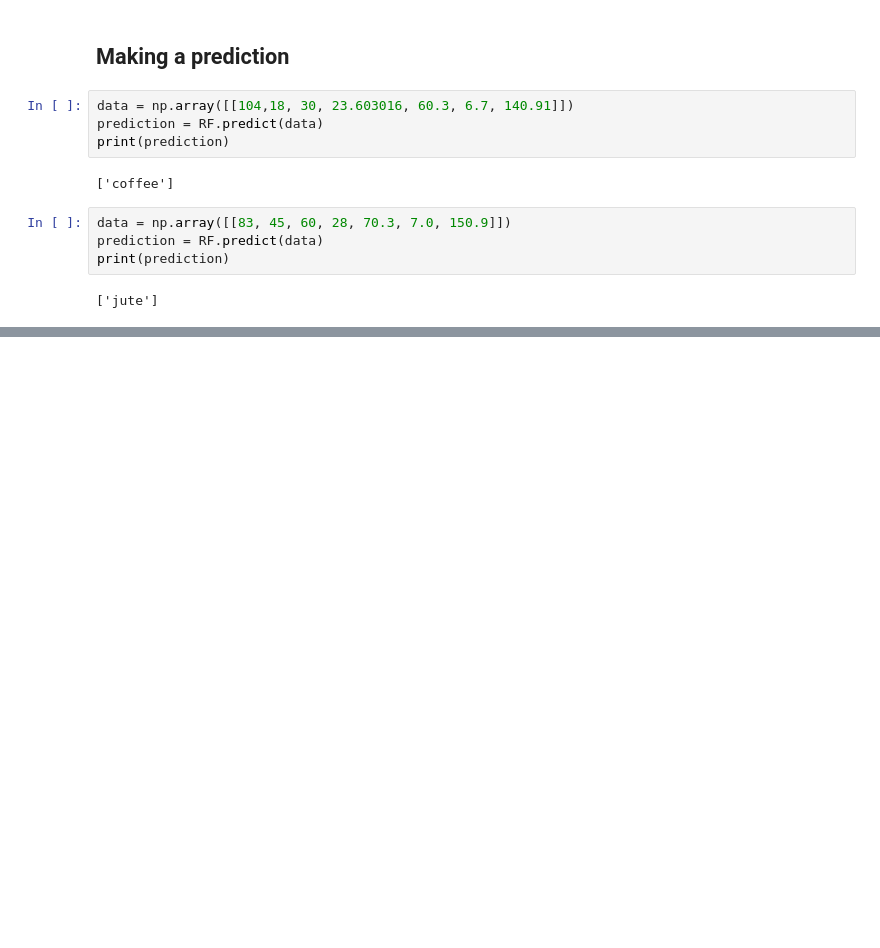
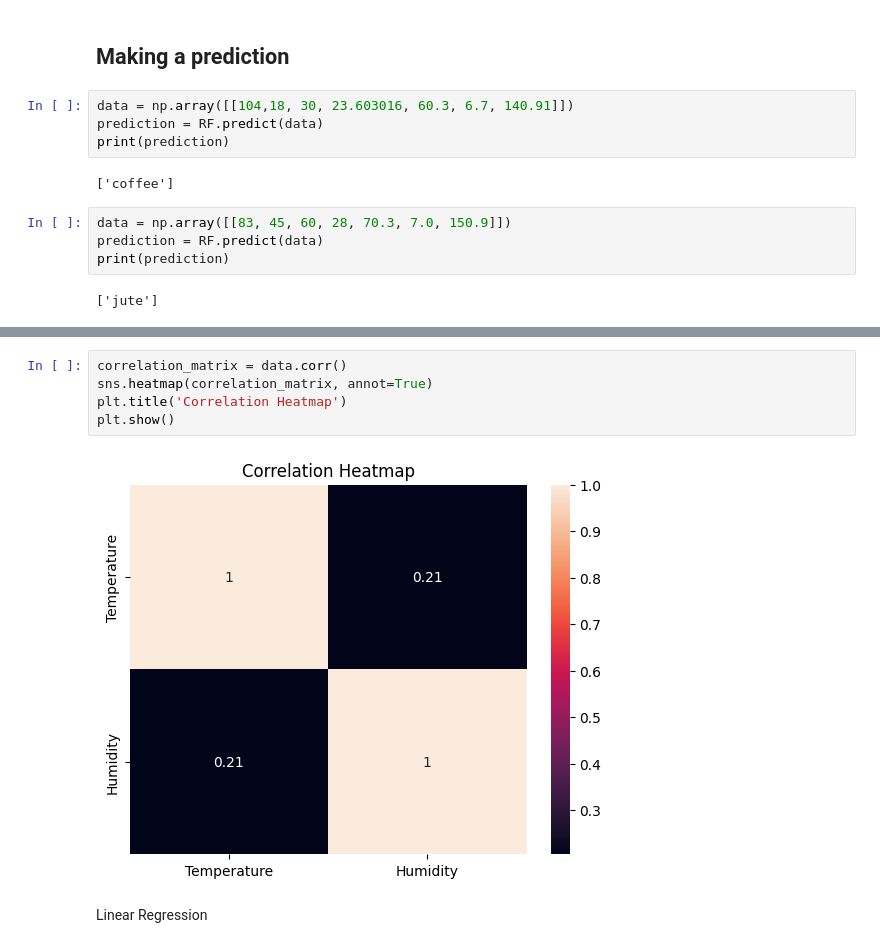
Before and after one commit to anajna-u/Crop-weatherPrediction, a Jupyter notebook: Crop_Recommendation_Model.ipynb, the cells around one changed output, grey strips where cells are left out. Saved outputs shown, nothing was run; the diff lists cells and outputs as text; blank space fills up the shorter version.

```diff
--- a/Crop_Recommendation_Model.ipynb
+++ b/Crop_Recommendation_Model.ipynb
@@ -453,0 +645,9 @@ print(prediction)
+# %%
+correlation_matrix = data.corr()
+sns.heatmap(correlation_matrix, annot=True)
+plt.title('Correlation Heatmap')
+plt.show()
+# %% [output]
+[figure, added]
+# %% [markdown]
+Linear Regression
```
Also changed, not shown: parts of 22 cells of this notebook, 1 other file.
